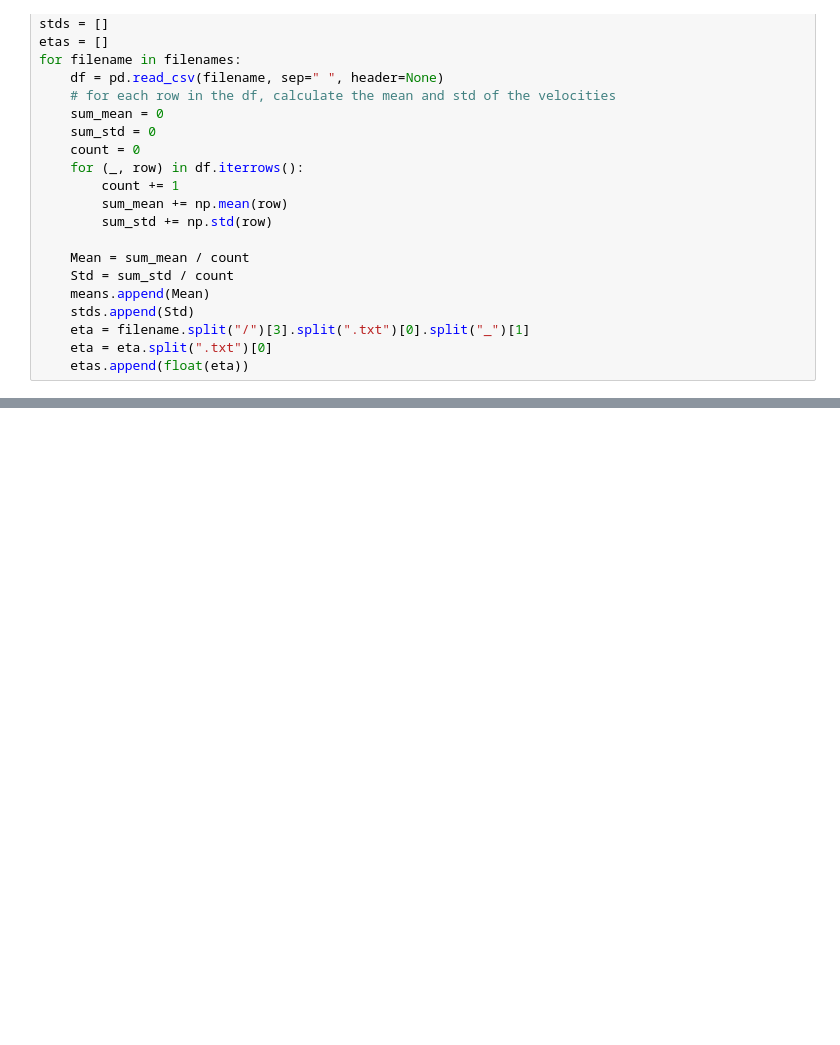
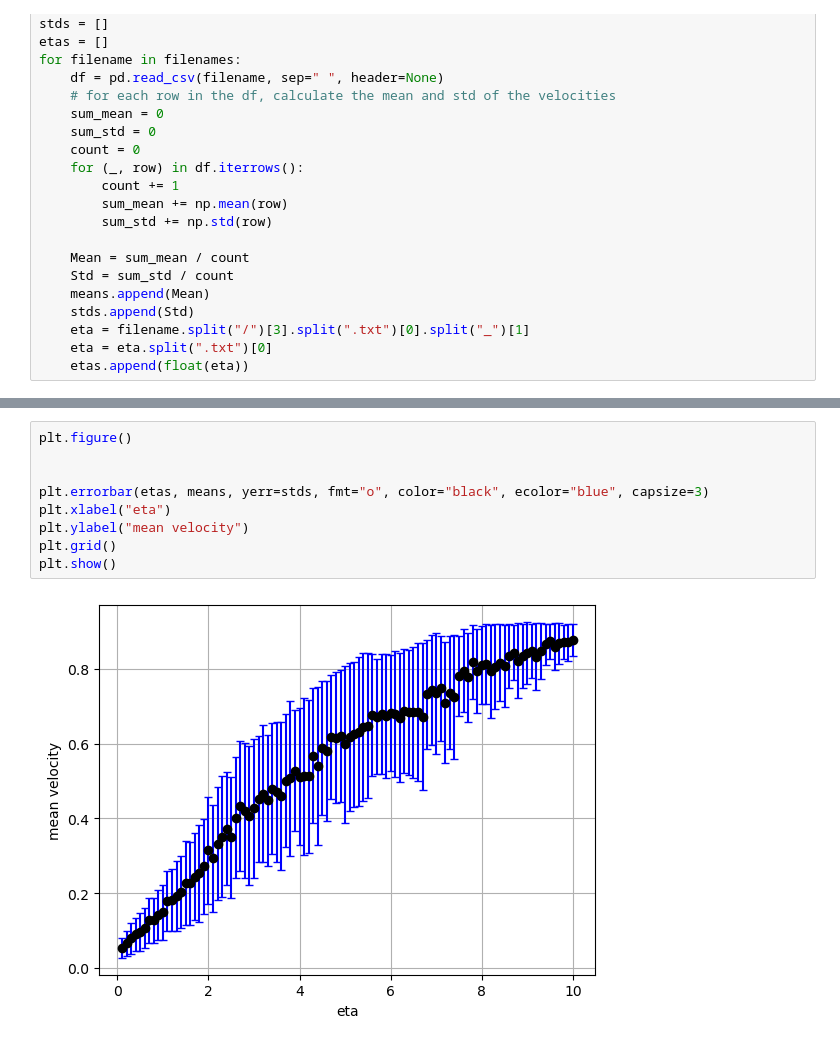
Before and after one commit to YannickHradetzky/Simulation, a Jupyter notebook: vicsek.ipynb, the cells around one changed output, grey strips where cells are left out. Saved outputs shown, nothing was run; the diff lists cells and outputs as text; blank space fills up the shorter version.

```diff
--- a/vicsek.ipynb
+++ b/vicsek.ipynb
@@ -41,0 +70,11 @@ plt.show()
+# %%
+plt.figure()
+
+
+plt.errorbar(etas, means, yerr=stds, fmt="o", color="black", ecolor="blue", capsize=3)
+plt.xlabel("eta")
+plt.ylabel("mean velocity")
+plt.grid()
+plt.show()
+# %% [output]
+[figure, added]
```
Also changed, not shown: parts of 2 cells of this notebook.
